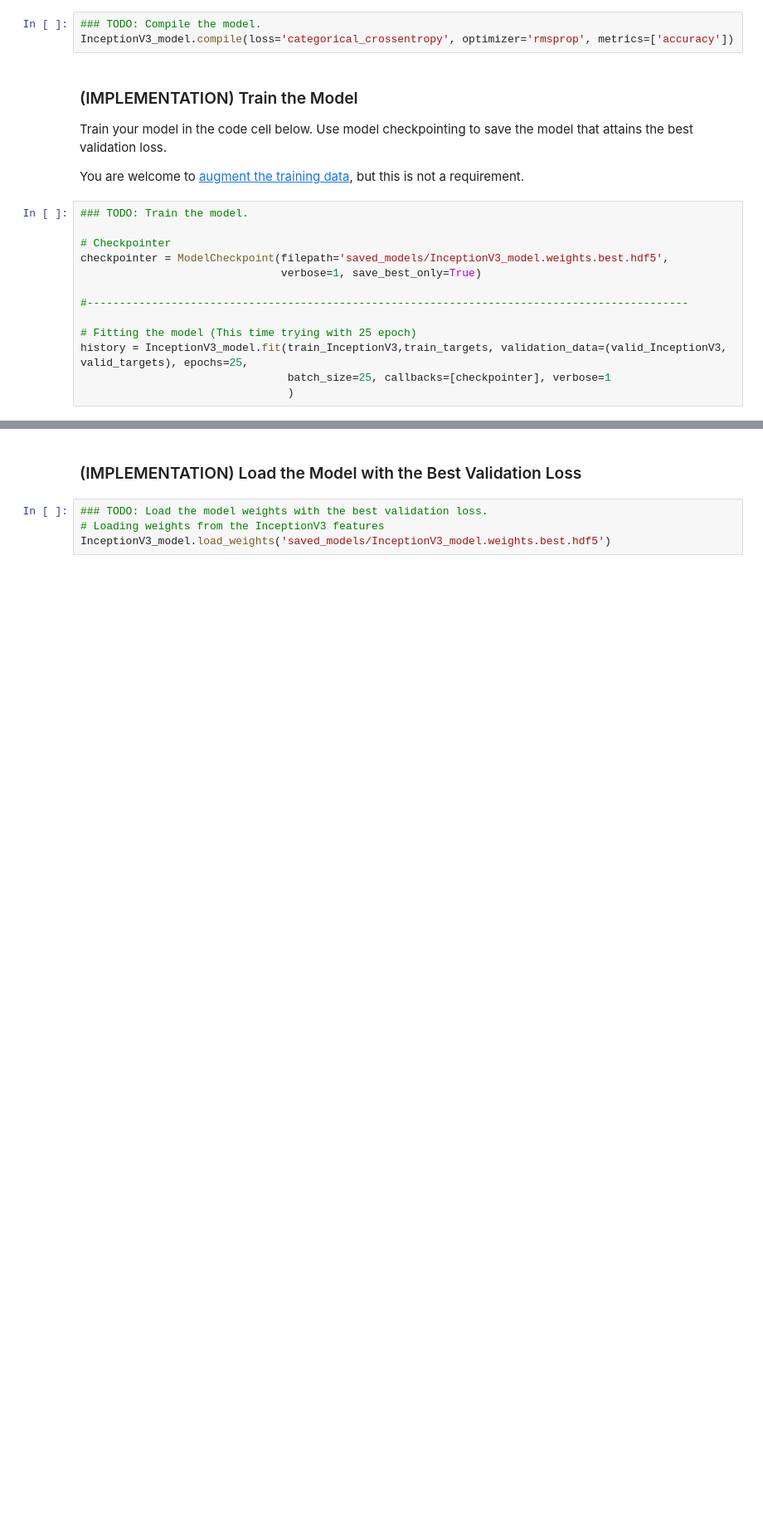
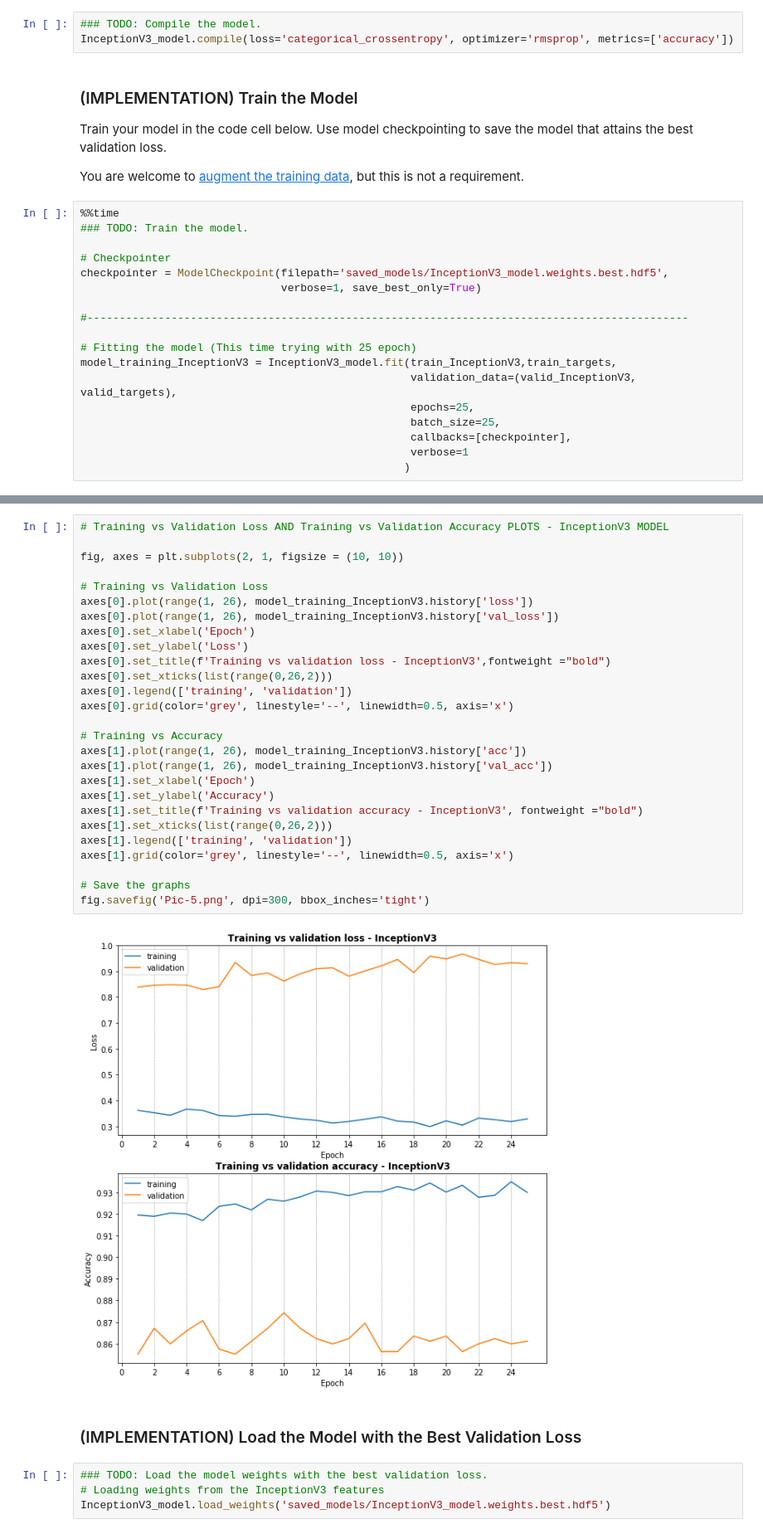
Before and after one commit to alexrop/cnn_dog_breed_classifier, a Jupyter notebook: dog_app.ipynb, the cells around one changed output, grey strips where cells are left out. Shown at 83% size. Drawn from its saved outputs; the diff is of its cells as text; blank space fills up the shorter version.

```diff
--- a/dog_app.ipynb
+++ b/dog_app.ipynb
@@ -1081,6 +1076,7 @@ Train your model in the code cell below.  Use model checkpointing to save the mo
 
 You are welcome to [augment the training data](https://blog.keras.io/building-powerful-image-classification-models-using-very-little-data.html), but this is not a requirement.
 # %%
+%%time
 ### TODO: Train the model.
 
 # Checkpointer
@@ -1090,9 +1086,13 @@ checkpointer = ModelCheckpoint(filepath='saved_models/InceptionV3_model.weights.
 #---------------------------------------------------------------------------------------------
 
 # Fitting the model (This time trying with 25 epoch)
-history = InceptionV3_model.fit(train_InceptionV3,train_targets, validation_data=(valid_InceptionV3, valid_targets), epochs=25,
-                                batch_size=25, callbacks=[checkpointer], verbose=1
-                                )
+model_training_InceptionV3 = InceptionV3_model.fit(train_InceptionV3,train_targets,
+                                                   validation_data=(valid_InceptionV3, valid_targets),
+                                                   epochs=25,
+                                                   batch_size=25,
+                                                   callbacks=[checkpointer],
+                                                   verbose=1
+                                                  )
 # %% [output]
 Train on 6680 samples, validate on 835 samples
 Epoch 1/25
@@ -1114,3 +1114,32 @@ Epoch 25/25
+# %%
+# Training vs Validation Loss AND Training vs Validation Accuracy PLOTS - InceptionV3 MODEL
+
+fig, axes = plt.subplots(2, 1, figsize = (10, 10))
+
+# Training vs Validation Loss
+axes[0].plot(range(1, 26), model_training_InceptionV3.history['loss'])
+axes[0].plot(range(1, 26), model_training_InceptionV3.history['val_loss'])
+axes[0].set_xlabel('Epoch')
+axes[0].set_ylabel('Loss')
+axes[0].set_title(f'Training vs validation loss - InceptionV3',fontweight ="bold")
+axes[0].set_xticks(list(range(0,26,2)))
+axes[0].legend(['training', 'validation'])
+axes[0].grid(color='grey', linestyle='--', linewidth=0.5, axis='x')
+
+# Training vs Accuracy
+axes[1].plot(range(1, 26), model_training_InceptionV3.history['acc'])
+axes[1].plot(range(1, 26), model_training_InceptionV3.history['val_acc'])
+axes[1].set_xlabel('Epoch')
+axes[1].set_ylabel('Accuracy')
+axes[1].set_title(f'Training vs validation accuracy - InceptionV3', fontweight ="bold")
+axes[1].set_xticks(list(range(0,26,2)))
+axes[1].legend(['training', 'validation'])
+axes[1].grid(color='grey', linestyle='--', linewidth=0.5, axis='x')
+
+# Save the graphs
+fig.savefig('Pic-5.png', dpi=300, bbox_inches='tight')
+# %% [output]
+[figure, added]
 # %% [markdown]
 ### (IMPLEMENTATION) Load the Model with the Best Validation Loss
 # %%
```
Also changed, not shown: parts of 47 cells of this notebook, 9 other files.
